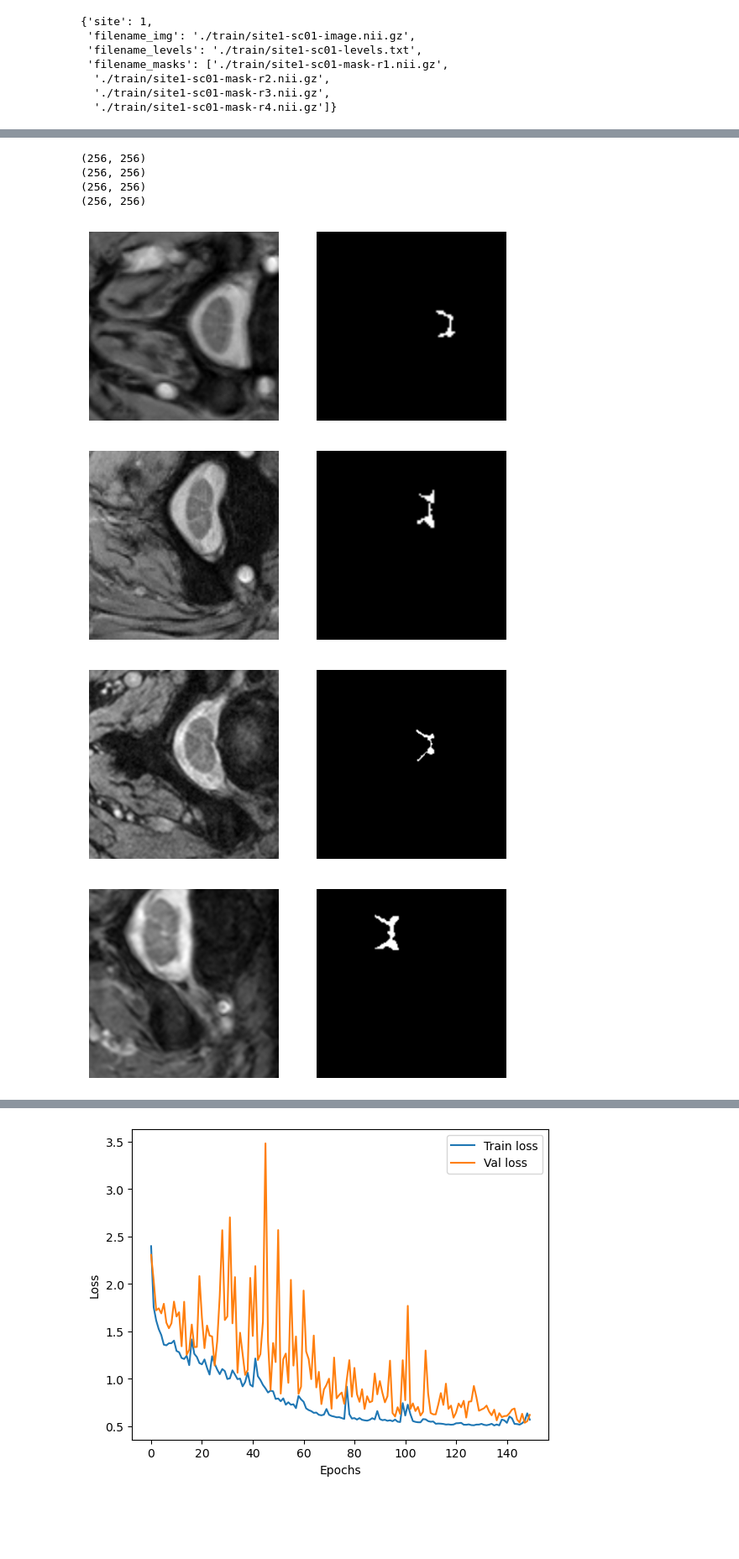
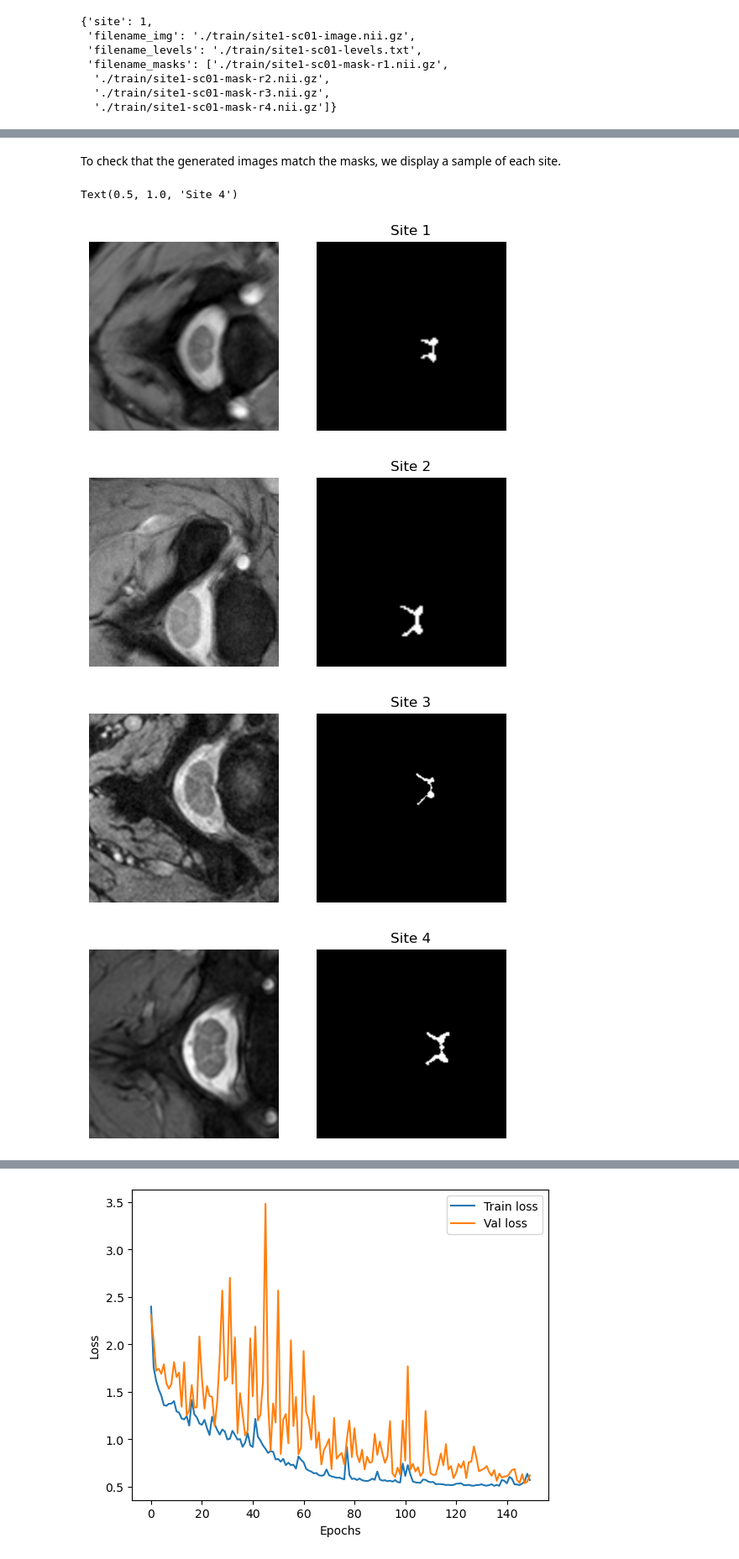
Before and after one commit to Clement1103/data_science_projects, a Jupyter notebook: DL_projects/spinal_cord_segmentation/gray_matter_segmentation.ipynb, the cells around one changed output, grey strips where cells are left out. Shown at 84% size. Cells and saved outputs as stored; diff of their text form; code cells hidden in the pictures; blank space fills up the shorter version.

```diff
--- a/DL_projects/spinal_cord_segmentation/gray_matter_segmentation.ipynb
+++ b/DL_projects/spinal_cord_segmentation/gray_matter_segmentation.ipynb
@@ -298,3 +370,5 @@ def save_slice_as_single_file(dict_filepaths, index, filepath_slices_mri = MRI_S
+# %% [markdown]
+To check that the generated images match the masks, we display a sample of each site.
 # %%
 def plot_sample(index):
     mri_array = np.load('./data_formated/MRI_slices/IRM'+str(index)+'_slice_0.npy')
@@ -310,22 +383,23 @@ def plot_sample(index):
 # %%
 index1=np.random.randint(0,10)
 index2=np.random.randint(10,20)
 index3=np.random.randint(20,30)
 index4=np.random.randint(30,40)
 plt.figure()
 plot_sample(index1)
+plt.title('Site 1')
 plt.figure()
 plot_sample(index2)
+plt.title('Site 2')
 plt.figure()
 plot_sample(index3)
+plt.title('Site 3')
 plt.figure()
 plot_sample(index4)
+plt.title('Site 4')
 # %% [output]
-(256, 256)
-(256, 256)
-(256, 256)
-(256, 256)
+Text(0.5, 1.0, 'Site 4')
-[figure, old version]
+[figure, new version]
-[figure, old version]
+[figure, new version]
-[figure, old version]
+[figure, new version]
-[figure, old version]
+[figure, new version]
```
Also changed, not shown: parts of 92 cells of this notebook, 5 other files.
